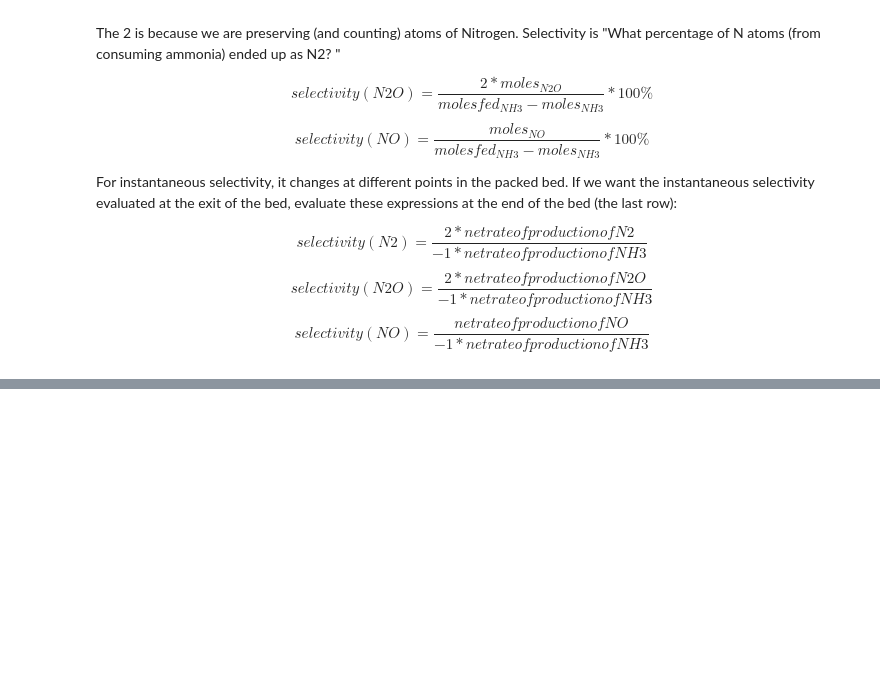
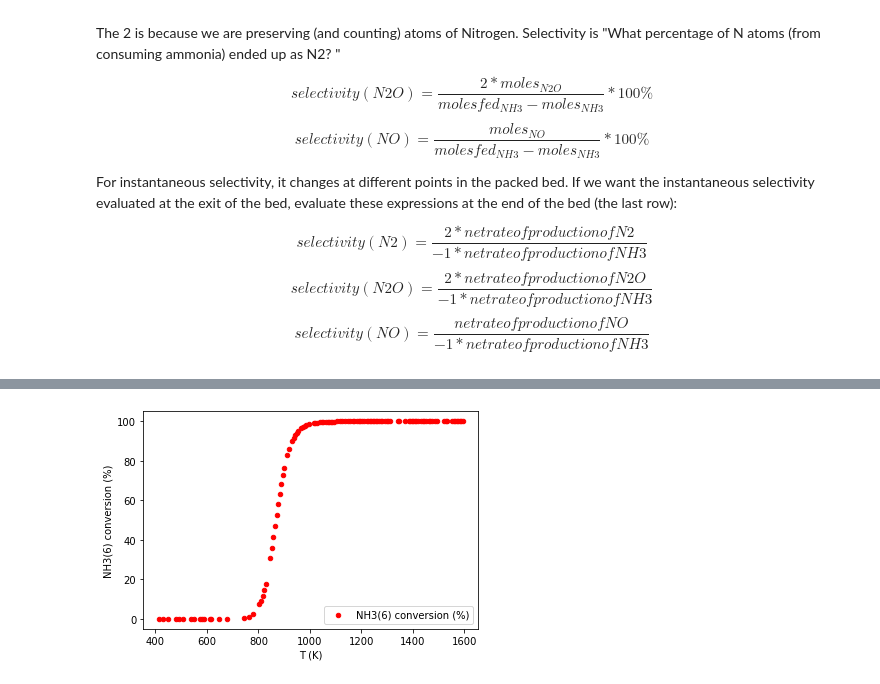
Before and after one commit to Tingchenlee/schneider, a Jupyter notebook: No_Gas_Reactions/Pt111/Analyze_CSTR_Pt111.ipynb, the cells around one changed output, grey strips where cells are left out. Saved outputs shown, nothing was run; the diff lists cells and outputs as text; code cells hidden in the pictures; blank space fills up the shorter version.

```diff
--- a/No_Gas_Reactions/Pt111/Analyze_CSTR_Pt111.ipynb
+++ b/No_Gas_Reactions/Pt111/Analyze_CSTR_Pt111.ipynb
@@ -183,0 +186,6 @@ data_dict[commit]
+# %%
+ax = data_dict[commit].plot.scatter(x='T (K)',y='NH3(6) conversion (%)',label='NH3(6) conversion (%)',color="r")
+# ax.set_ylim(-1e-20, 1e-20)
+# ax.set_xlim(600,1600)
+# %% [output]
+[figure, added]
```
Also changed, not shown: parts of 21 cells of this notebook, 25 other files.
